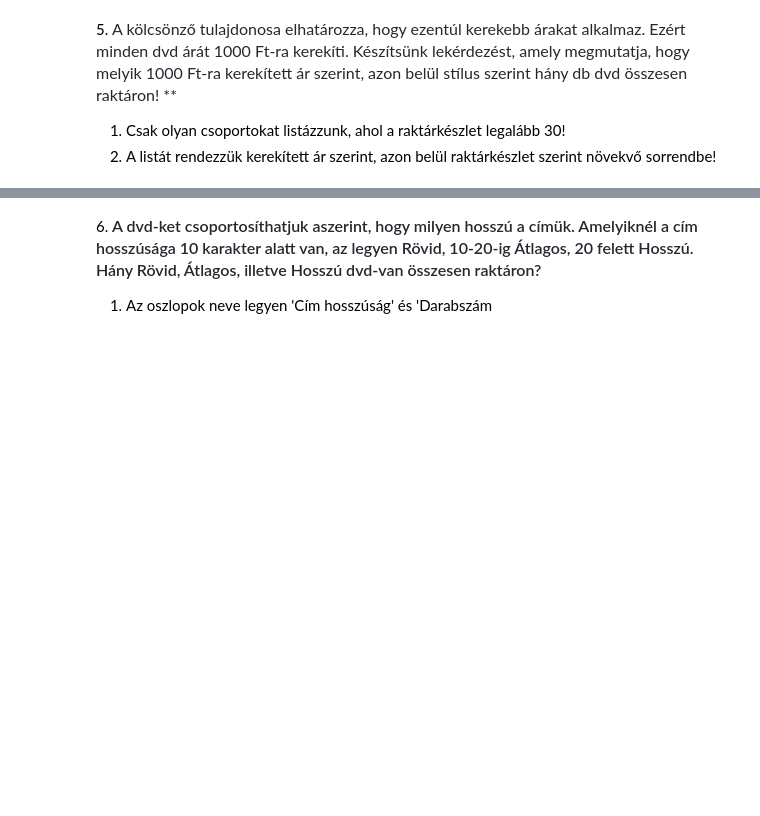
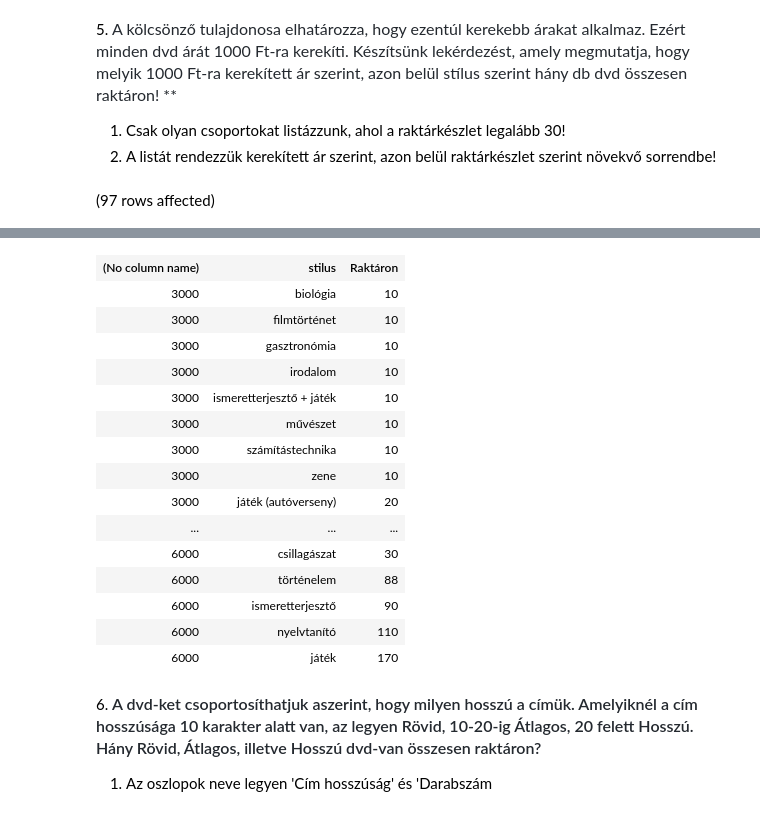
Before and after one commit to pkmate/Adatbazis, a Jupyter notebook: gyakorlat02_feladatok .ipynb, the cells around one changed output, grey strips where cells are left out. Saved outputs shown, nothing was run; the diff lists cells and outputs as text; code cells hidden in the pictures; blank space fills up the shorter version.

```diff
--- a/gyakorlat02_feladatok .ipynb
+++ b/gyakorlat02_feladatok .ipynb
@@ -78,3 +90,10 @@ Total execution time: 00:00:00.022
 
 1. Csak olyan csoportokat listázzunk, ahol a raktárkészlet legalább 30!
 2. A listát rendezzük kerekített ár szerint, azon belül raktárkészlet szerint növekvő sorrendbe!
+# %%
+SELECT ROUND(nettoar,-3),stilus, SUM([raktár készlet]) AS 'Raktáron'
+FROM dvd
+GROUP BY ROUND(nettoar,-3),stilus
+ORDER BY ROUND(nettoar,-3), SUM([raktár készlet])
+# %% [output]
+(97 rows affected)
@@ -81,3 +101,19 @@ Total execution time: 00:00:00.022
+| (No column name) | stilus | Raktáron |
+| 3000 | biológia | 10 |
+| 3000 | filmtörténet | 10 |
+| 3000 | gasztronómia | 10 |
+| 3000 | irodalom | 10 |
+| 3000 | ismeretterjesztő + játék | 10 |
+| 3000 | művészet | 10 |
+| 3000 | számítástechnika | 10 |
+| 3000 | zene | 10 |
+| 3000 | játék (autóverseny) | 20 |
+| ... | ... | ... |
+| 6000 | csillagászat | 30 |
+| 6000 | történelem | 88 |
+| 6000 | ismeretterjesztő | 90 |
+| 6000 | nyelvtanító | 110 |
+| 6000 | játék | 170 |
 # %% [markdown]
 6. <span style="font-weight: 600; color: rgb(36, 41, 47); font-family: -apple-system, BlinkMacSystemFont, &quot;Segoe UI&quot;, Helvetica, Arial, sans-serif, &quot;Apple Color Emoji&quot;, &quot;Segoe UI Emoji&quot;; font-size: 16px;">A dvd-ket csoportosíthatjuk aszerint, hogy milyen hosszú a címük. Amelyiknél a cím hosszúsága 10 karakter alatt van, az legyen Rövid, 10-20-ig Átlagos, 20 felett Hosszú. Hány Rövid, Átlagos, illetve Hosszú dvd-van összesen raktáron?</span>
 
```
Also changed, not shown: parts of 6 cells of this notebook.
